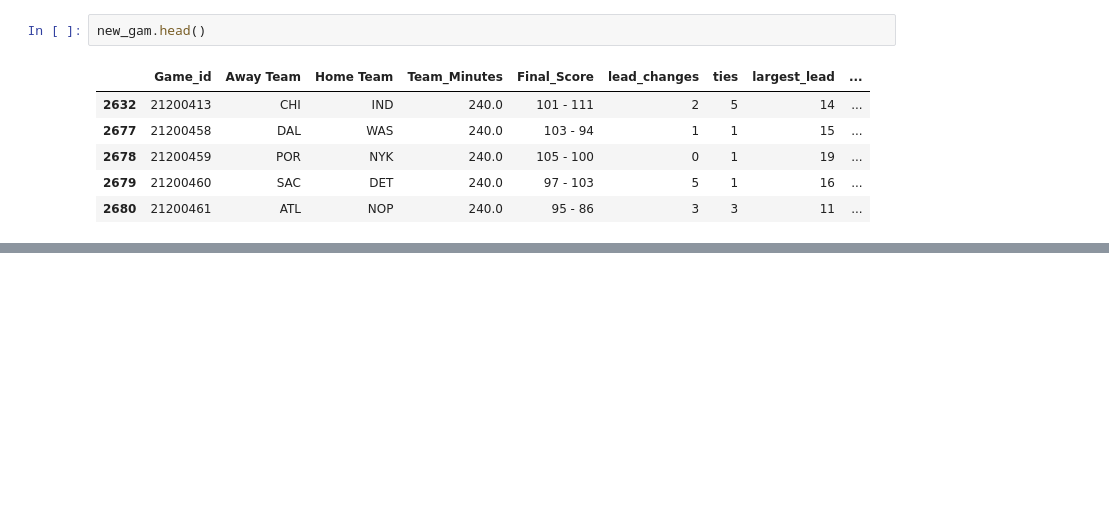
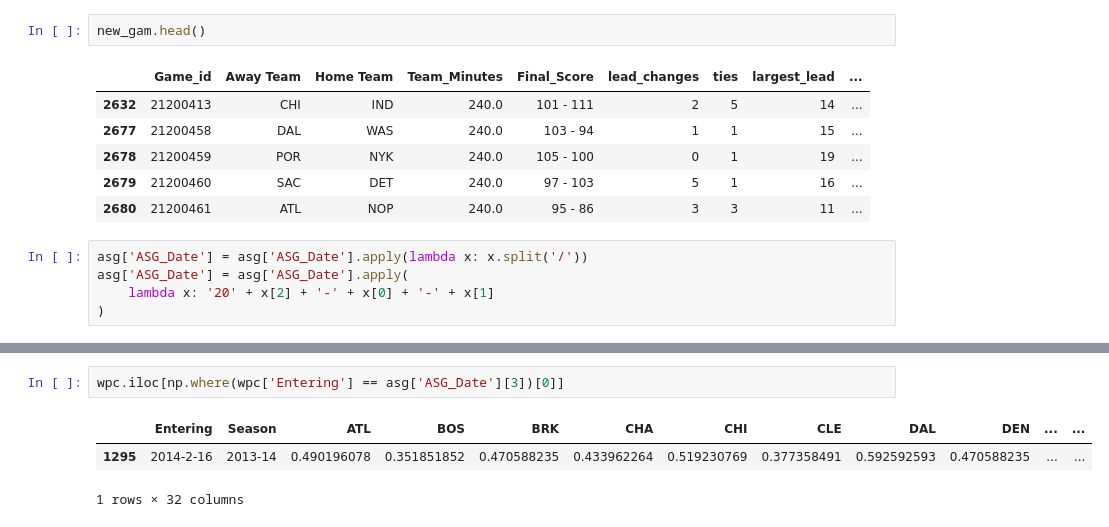
Before and after one commit to leohentschker/nbahack, a Jupyter notebook: data_clean.ipynb, the cells around one changed output, grey strips where cells are left out. Saved outputs shown, nothing was run; the diff lists cells and outputs as text; blank space fills up the shorter version.

```diff
--- a/data_clean.ipynb
+++ b/data_clean.ipynb
@@ -311,3 +311,8 @@ new_gam.head()
 | 2678 | 21200459 | POR | NYK | 240.0 | 105 - 100 | 0 | 1 | 19 | ... |
 | 2679 | 21200460 | SAC | DET | 240.0 | 97 - 103 | 5 | 1 | 16 | ... |
 | 2680 | 21200461 | ATL | NOP | 240.0 | 95 - 86 | 3 | 3 | 11 | ... |
+# %%
+asg['ASG_Date'] = asg['ASG_Date'].apply(lambda x: x.split('/'))
+asg['ASG_Date'] = asg['ASG_Date'].apply(
+    lambda x: '20' + x[2] + '-' + x[0] + '-' + x[1]
+)
@@ -313,0 +330,6 @@ new_gam.head()
+# %%
+wpc.iloc[np.where(wpc['Entering'] == asg['ASG_Date'][3])[0]]
+# %% [output]
+|  | Entering | Season | ATL | BOS | BRK | CHA | CHI | CLE | DAL | DEN | ... | ... |
+| 1295 | 2014-2-16 | 2013-14 | 0.490196078 | 0.351851852 | 0.470588235 | 0.433962264 | 0.519230769 | 0.377358491 | 0.592592593 | 0.470588235 | ... | ... |
+1 rows × 32 columns
```
Also changed, not shown: parts of 1 cell of this notebook, 1 other file.
